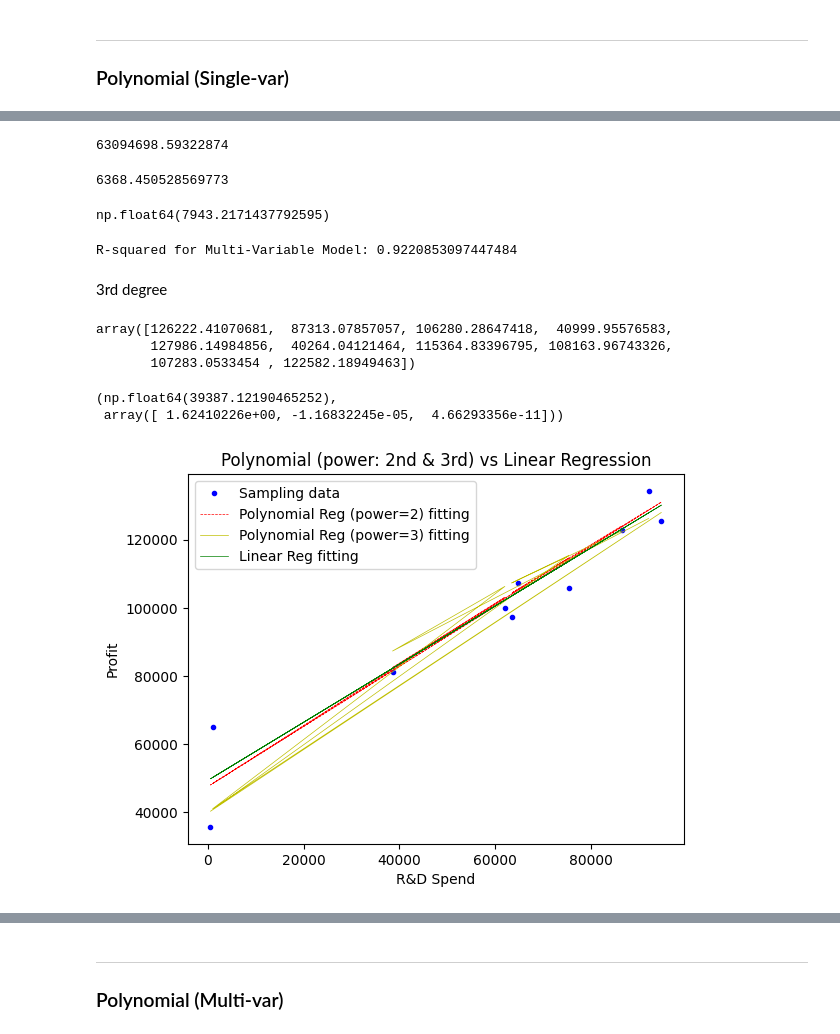
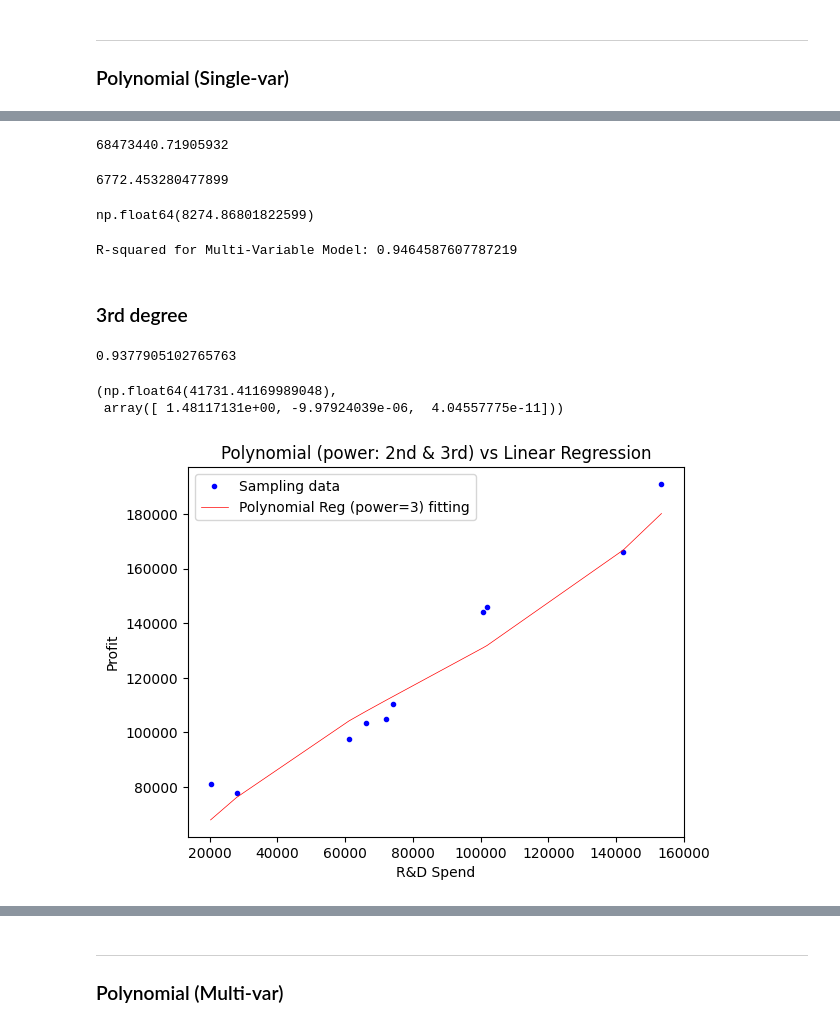
Before and after one commit to kokejohh/PMU_Module_3, a Jupyter notebook: PMU_B_MLModels_Cls_&_Reg_(Practices).ipynb, the cells around one changed output, grey strips where cells are left out. Saved outputs shown, nothing was run; the diff lists cells and outputs as text; code cells hidden in the pictures.

```diff
--- a/PMU_B_MLModels_Cls_&_Reg_(Practices).ipynb
+++ b/PMU_B_MLModels_Cls_&_Reg_(Practices).ipynb
@@ -400,11 +402,15 @@ from sklearn.linear_model import LinearRegression
 from sklearn.preprocessing import PolynomialFeatures
 
 poly_features = PolynomialFeatures(degree=2, include_bias=False)
-x_train_poly = poly_features.fit_transform(X_train)
+X_train_poly = poly_features.fit_transform(X_train)
+
 lin_reg = LinearRegression()
-lin_reg.fit(x_train_poly,y_train)
+lin_reg.fit(X_train_poly, y_train)
 
-x_test_poly = poly_features.fit_transform(X_test)
-y_predictions = lin_reg.predict(x_test_poly)
-y_predictions
+X_test_sort = X_test.sort_values('R&D Spend')
+X_test_poly = poly_features.transform(X_test_sort)
+y_prediction = lin_reg.predict(X_test_poly)
+y_test_sort = y_test.reindex(X_test_sort.index)
+
+lin_reg.score(X_test_poly, y_test_sort)
 # %% [output]
@@ -454,76 +442,70 @@ plt.axis([0, 80000, 47500, 120000]) # [xmin, xmax, ymin, ymax]
 # mse loss
 from sklearn.metrics import mean_squared_error
 import numpy as np
-lin_mse = mean_squared_error(y_test, y_predictions)
+lin_mse = mean_squared_error(y_test, y_prediction)
 lin_mse
 # %% [output]
-63094698.59322874
+68473440.71905932
 # %%
 # mae loss
 from sklearn.metrics import mean_absolute_error
 import numpy as np
-lin_mae = mean_absolute_error(y_test, y_predictions)
+lin_mae = mean_absolute_error(y_test, y_prediction)
 lin_mae
 # %% [output]
-6368.450528569773
+6772.453280477899
 # %%
 # rmse loss
 from sklearn.metrics import mean_squared_error
 import numpy as np
-lin_mse = mean_squared_error(y_test, y_predictions)
+lin_mse = mean_squared_error(y_test, y_prediction)
 lin_rmse = np.sqrt(lin_mse)
 lin_rmse
 # %% [output]
-np.float64(7943.2171437792595)
+np.float64(8274.86801822599)
 # %%
 from sklearn.metrics import r2_score
-r2_multi_var = r2_score(y_test, y_predictions)
+r2_multi_var = r2_score(y_test, y_prediction)
 print(f"R-squared for Multi-Variable Model: {r2_multi_var}")
 # %% [output]
-R-squared for Multi-Variable Model: 0.9220853097447484
+R-squared for Multi-Variable Model: 0.9464587607787219
-# %% [markdown]
-3rd degree
+# %% [markdown]
+### 3rd degree
 # %%
 from sklearn.linear_model import LinearRegression
 from sklearn.preprocessing import PolynomialFeatures
 
+X_test_sorted = X_test.sort_values('R&D Spend')
+y_test_sorted = y_test.reindex(X_test_sorted.index)
+
 poly_features = PolynomialFeatures(degree=3, include_bias=False)
-x_train_poly = poly_features.fit_transform(x_train)
+X_train_poly = poly_features.fit_transform(X_train)
+
 lin_reg = LinearRegression()
-lin_reg.fit(x_train_poly,y_train)
+lin_reg.fit(X_train_poly, y_train)
 
-x_test_poly = poly_features.fit_transform(x_test)
-y_predictions = lin_reg.predict(x_test_poly)
-y_predictions
+X_test_poly = poly_features.transform(X_test_sorted)
+y_prediction = lin_reg.predict(X_test_poly)
+lin_reg.score(X_test_poly, y_test_sorted)
 # %% [output]
-array([126222.41070681,  87313.07857057, 106280.28647418,  40999.95576583,
-       127986.14984856,  40264.04121464, 115364.83396795, 108163.96743326,
-       107283.0533454 , 122582.18949463])
+0.9377905102765763
 # %%
 lin_reg.intercept_, lin_reg.coef_
 # %% [output]
-(np.float64(39387.12190465252),
- array([ 1.62410226e+00, -1.16832245e-05,  4.66293356e-11]))
+(np.float64(41731.41169989048),
+ array([ 1.48117131e+00, -9.97924039e-06,  4.04557775e-11]))
 # %%
 # Plot the data
-plt.plot(x_test, y_test, "b.", label='Sampling data')
-
-# Plot the polynomial regression curve (deg=2)
-plt.plot(x_test, y_hat_poly2, "r--", label='Polynomial Reg (power=2) fitting', linewidth=0.5)
+plt.plot(X_test, y_test, "b.", label='Sampling data')
 
 # Plot the polynomial regression curve (deg=3)
-y_hat_poly3 = lin_reg.coef_[0]*x_test + lin_reg.coef_[1]*(x_test**2) + lin_reg.coef_[2]*(x_test**3) + lin_reg.intercept_
-plt.plot(x_test, y_hat_poly3, "y-", label='Polynomial Reg (power=3) fitting', linewidth=0.5)
-
-# Plot the simple linear regression line
-plt.plot(x_test, y_hat_linear, "g-", label='Linear Reg fitting', linewidth=0.5)
-
+plt.plot(X_test_sorted, y_prediction, "r-", label='Polynomial Reg (power=3) fitting', linewidth=0.5)
 
 plt.title('Polynomial (power: 2nd & 3rd) vs Linear Regression')
 plt.xlabel('R&D Spend')
 plt.ylabel('Profit')
 plt.legend()
 # plt.axis([-3, 3, 0, 10])
 plt.show()
 # %% [output]
-[figure, old version]
+[figure, new version]
```
Also changed, not shown: parts of 19 cells of this notebook.
